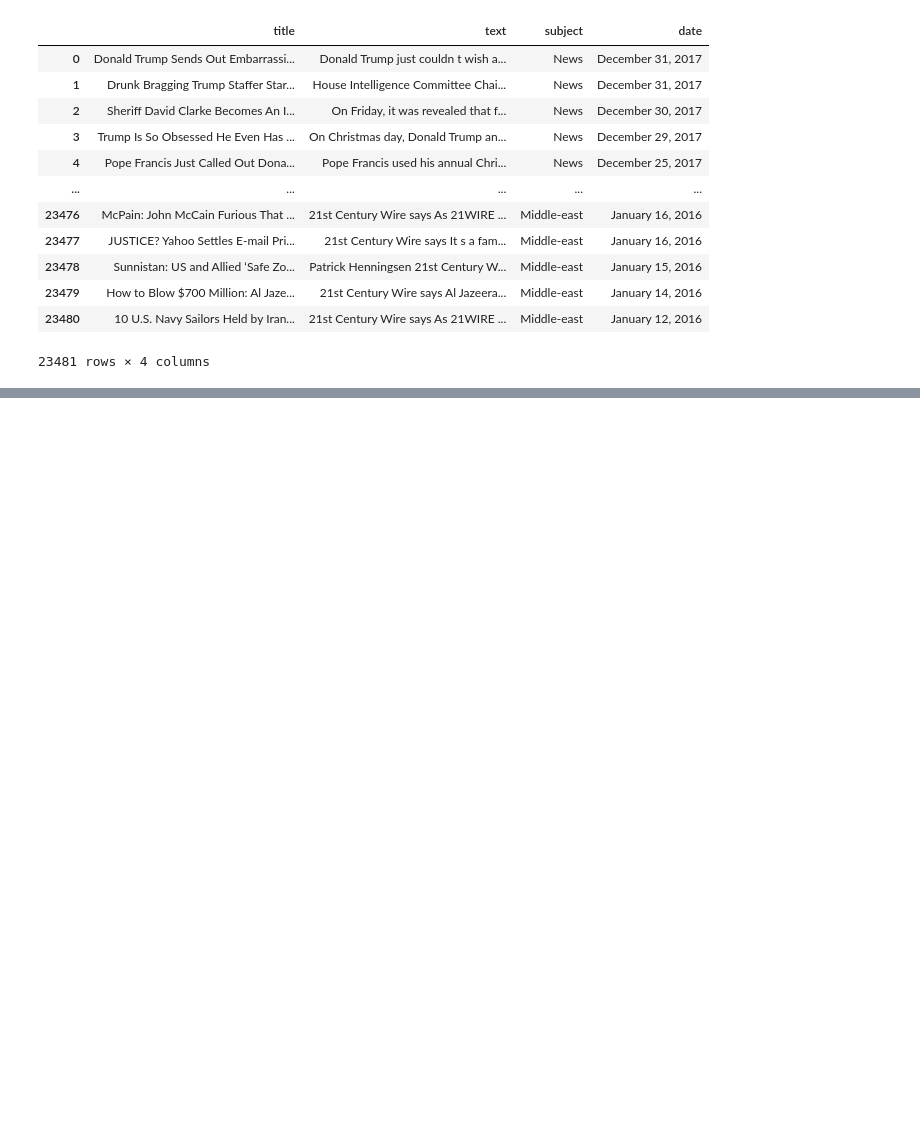
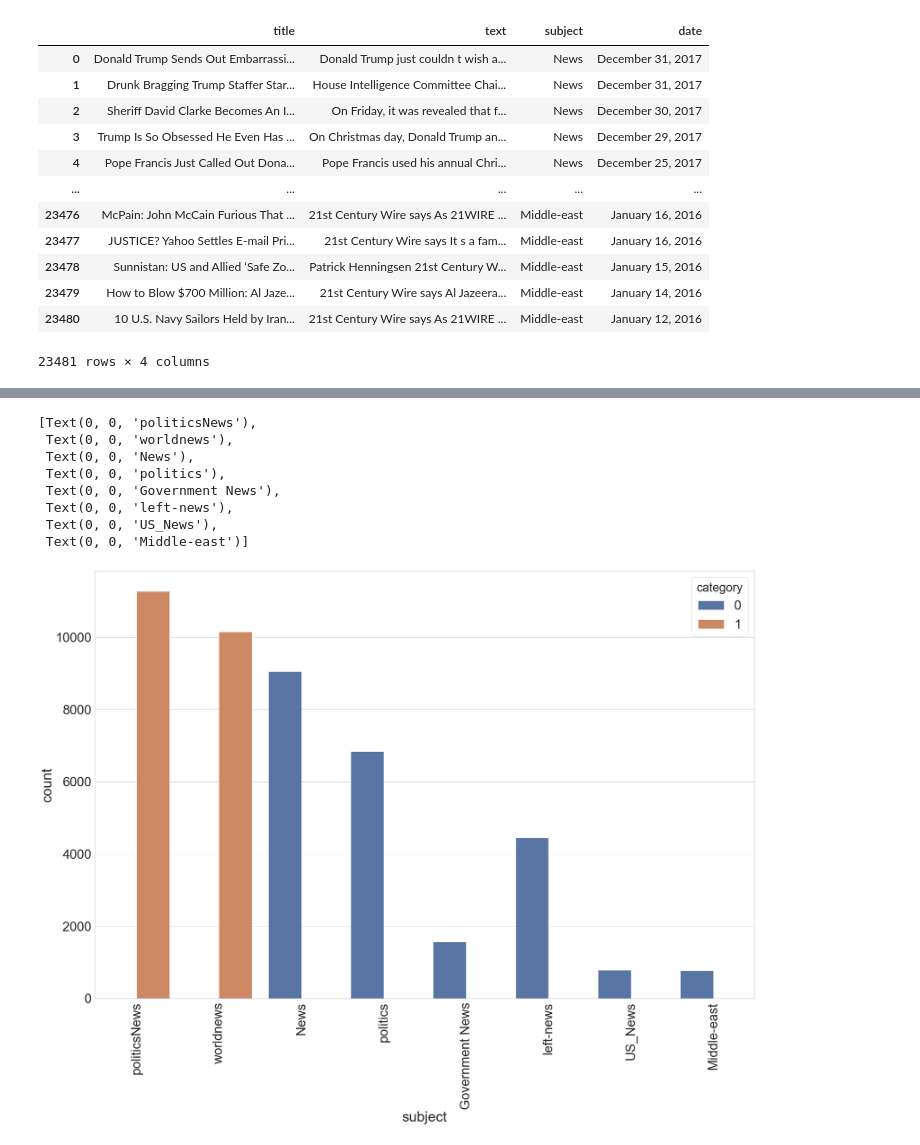
Before and after one commit to neverland1025/nlpproject, a Jupyter notebook: Fake news and true news.ipynb, the cells around one changed output, grey strips where cells are left out. Drawn from its saved outputs; the diff is of its cells as text; code cells hidden in the pictures; blank space fills up the shorter version.

```diff
--- a/Fake news and true news.ipynb
+++ b/Fake news and true news.ipynb
@@ -73,0 +81,14 @@ df.category.plot.bar()
+# %%
+sns.set(style='whitegrid',font_scale=3)
+chart=sns.countplot(x='subject',hue='category',data=df)
+chart.set_xticklabels(chart.get_xticklabels(),rotation=90)
+# %% [output]
+[Text(0, 0, 'politicsNews'),
+ Text(0, 0, 'worldnews'),
+ Text(0, 0, 'News'),
+ Text(0, 0, 'politics'),
+ Text(0, 0, 'Government News'),
+ Text(0, 0, 'left-news'),
+ Text(0, 0, 'US_News'),
+ Text(0, 0, 'Middle-east')]
+[figure, added]
```
Also changed, not shown: parts of 12 cells of this notebook, 1 other file.
